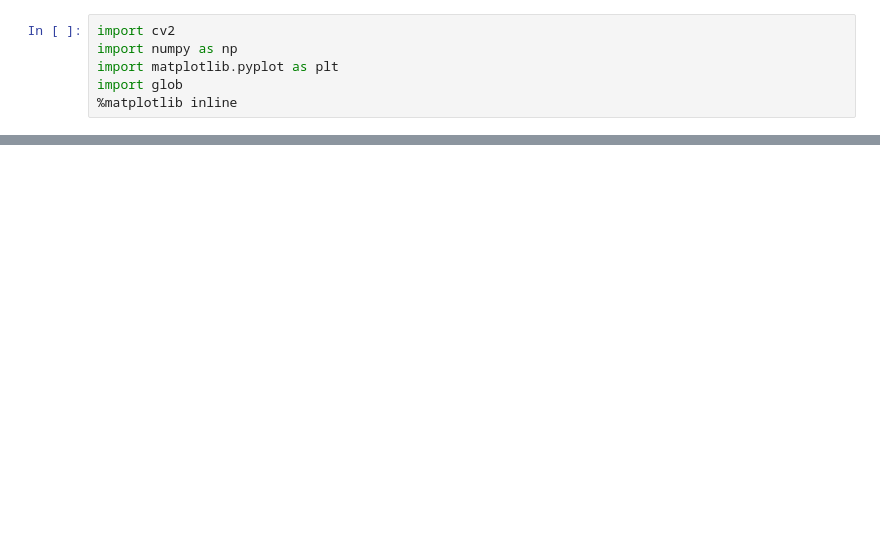
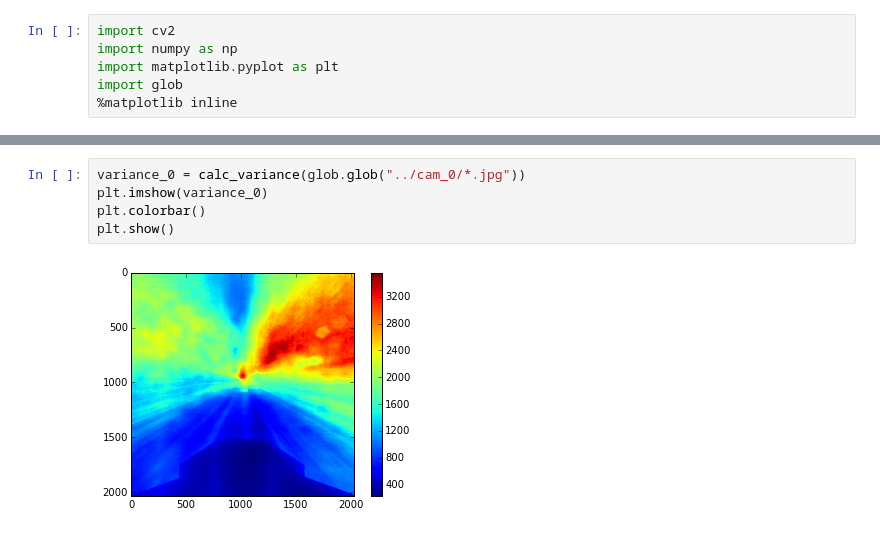
Before and after one commit to lostleaf/geo-hw2, a Jupyter notebook: Untitled.ipynb, the cells around one changed output, grey strips where cells are left out. Drawn from its saved outputs; the diff is of its cells as text; blank space fills up the shorter version.

```diff
--- a/Untitled.ipynb
+++ b/Untitled.ipynb
@@ -47,0 +32,7 @@ variance /= len(file_names)
+# %%
+variance_0 = calc_variance(glob.glob("../cam_0/*.jpg"))
+plt.imshow(variance_0)
+plt.colorbar()
+plt.show()
+# %% [output]
+[figure, added]
```
Also changed, not shown: parts of 9 cells of this notebook, 1 other file.
